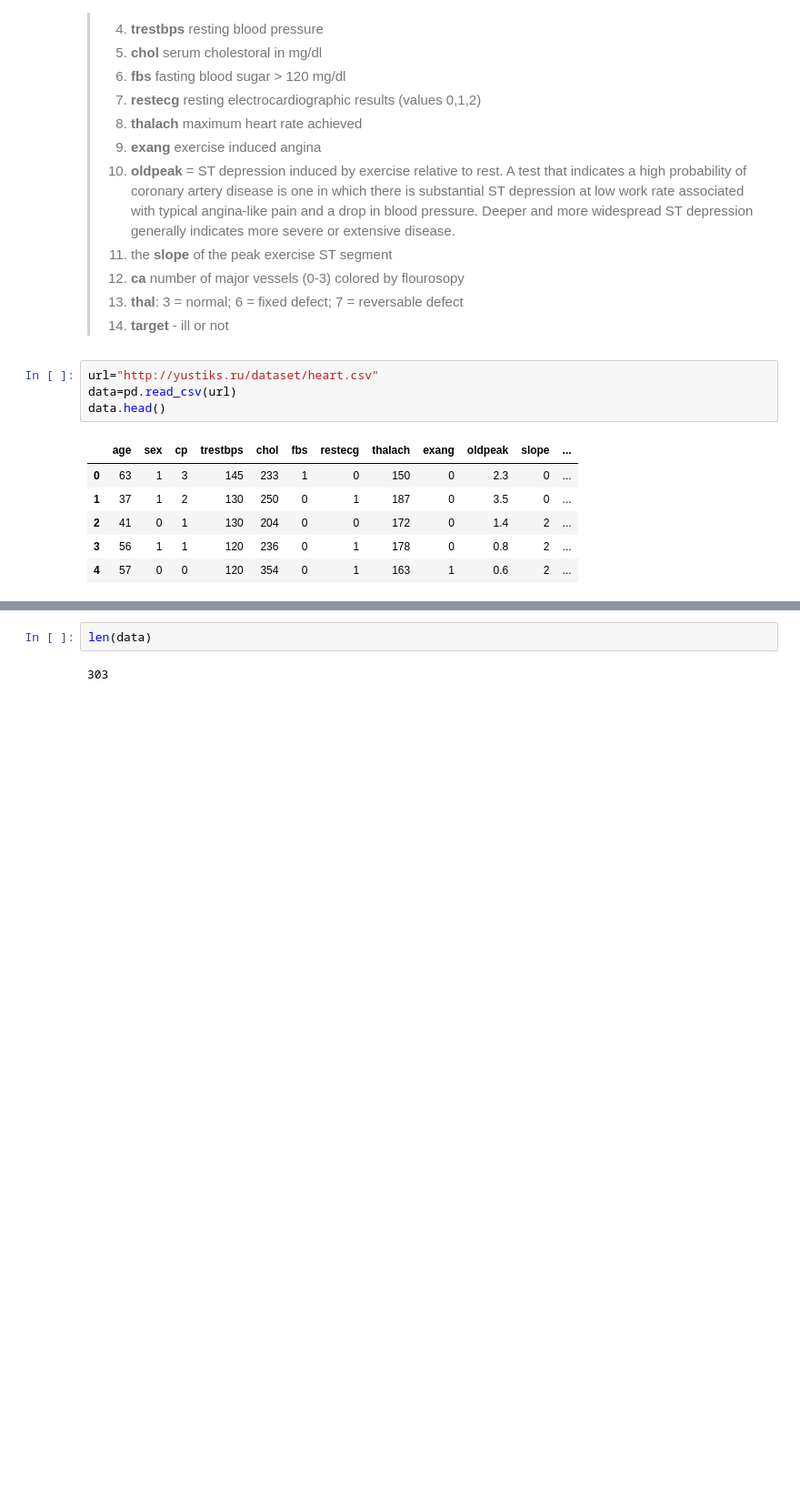
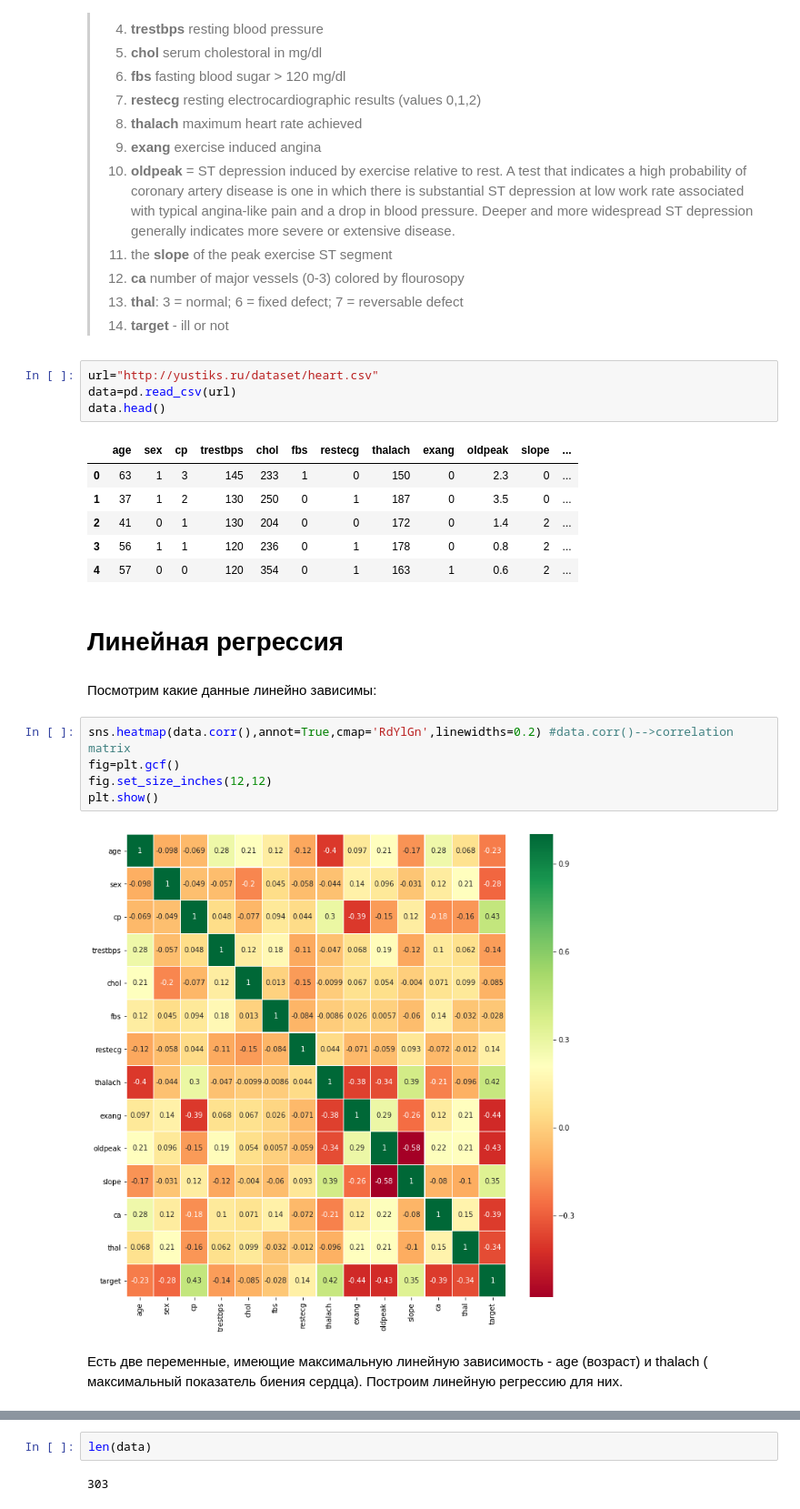
Before and after one commit to SIzrantsev/netology_statistics, a Jupyter notebook: lecture_3.ipynb, the cells around one changed output, grey strips where cells are left out. Shown: that part at 91% size. Saved outputs shown, nothing was run; the diff lists cells and outputs as text; blank space fills up the shorter version.

```diff
--- a/lecture_3.ipynb
+++ b/lecture_3.ipynb
@@ -42,3 +42,16 @@ data.head()
 | 2 | 41 | 0 | 1 | 130 | 204 | 0 | 0 | 172 | 0 | 1.4 | 2 | ... |
 | 3 | 56 | 1 | 1 | 120 | 236 | 0 | 1 | 178 | 0 | 0.8 | 2 | ... |
 | 4 | 57 | 0 | 0 | 120 | 354 | 0 | 1 | 163 | 1 | 0.6 | 2 | ... |
+# %% [markdown]
+# Линейная регрессия
+# %% [markdown]
+Посмотрим какие данные линейно зависимы:
+# %%
+sns.heatmap(data.corr(),annot=True,cmap='RdYlGn',linewidths=0.2) #data.corr()-->correlation matrix
+fig=plt.gcf()
+fig.set_size_inches(12,12)
+plt.show()
+# %% [output]
+[figure, added]
+# %% [markdown]
+Есть две переменные, имеющие максимальную линейную зависимость - age (возраст) и thalach ( максимальный показатель биения сердца). Построим линейную регрессию для них.
```
Also changed, not shown: parts of 19 cells of this notebook, 1 other file.
